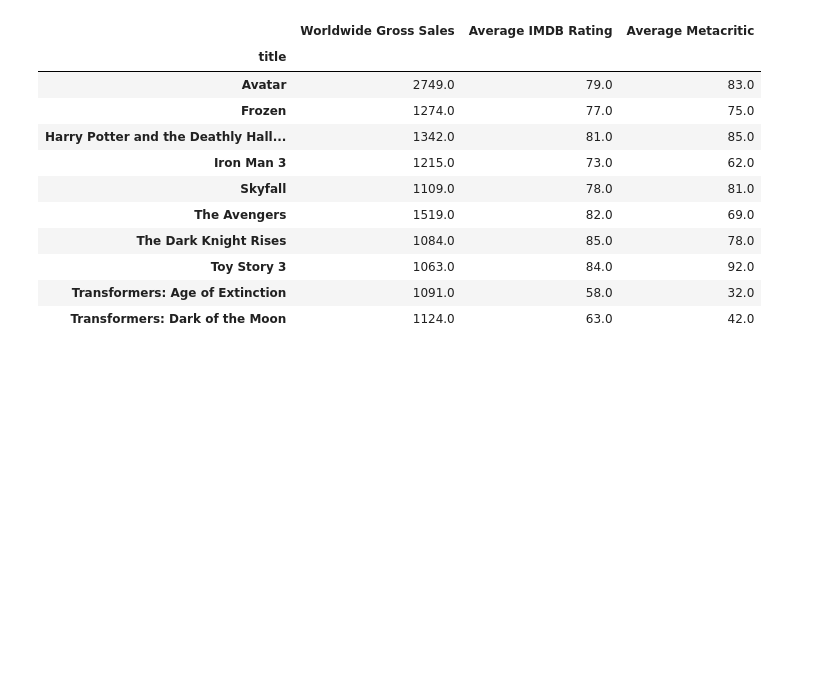
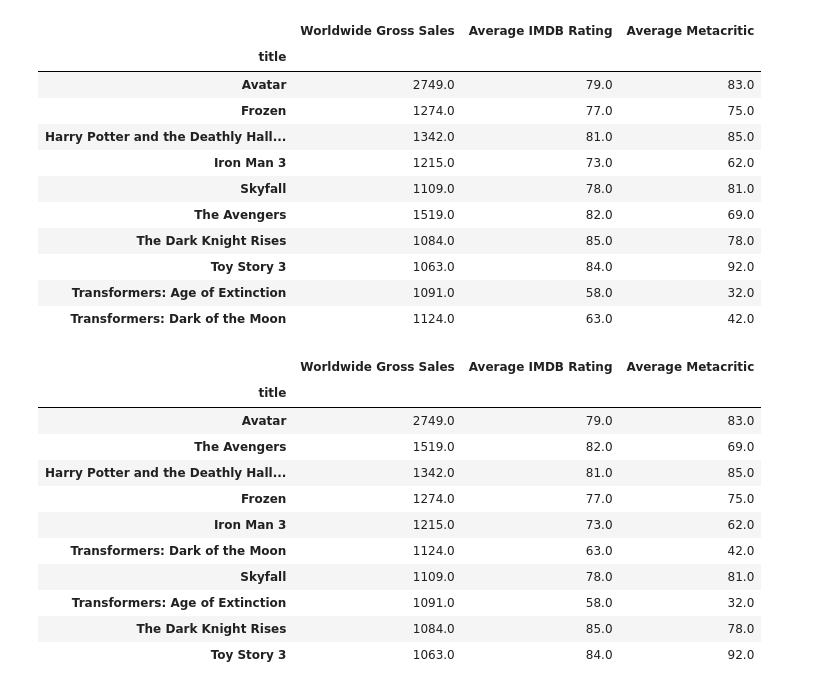
Before and after one commit to marbwhist/first-project, a Jupyter notebook: Movies GL.ipynb, the cells around one changed output. Saved outputs shown, nothing was run; the diff lists cells and outputs as text; code cells hidden in the pictures; blank space fills up the shorter version.

```diff
--- a/Movies GL.ipynb
+++ b/Movies GL.ipynb
@@ -251,6 +249,23 @@ top_title_stats
 | Toy Story 3 | 1063.0 | 84.0 | 92.0 |
 | Transformers: Age of Extinction | 1091.0 | 58.0 | 32.0 |
 | Transformers: Dark of the Moon | 1124.0 | 63.0 | 42.0 |
+# %%
+sort_titles = top_title_stats.sort_values(by=["Worldwide Gross Sales"], ascending=False)
+
+sort_titles
+# %% [output]
+|  | Worldwide Gross Sales | Average IMDB Rating | Average Metacritic |
+| title |  |  |  |
+| Avatar | 2749.0 | 79.0 | 83.0 |
+| The Avengers | 1519.0 | 82.0 | 69.0 |
+| Harry Potter and the Deathly Hall... | 1342.0 | 81.0 | 85.0 |
+| Frozen | 1274.0 | 77.0 | 75.0 |
+| Iron Man 3 | 1215.0 | 73.0 | 62.0 |
+| Transformers: Dark of the Moon | 1124.0 | 63.0 | 42.0 |
+| Skyfall | 1109.0 | 78.0 | 81.0 |
+| Transformers: Age of Extinction | 1091.0 | 58.0 | 32.0 |
+| The Dark Knight Rises | 1084.0 | 85.0 | 78.0 |
+| Toy Story 3 | 1063.0 | 84.0 | 92.0 |
 # %%
 # bar chart for average gross sales by title
 
```
Also changed, not shown: parts of 4 cells of this notebook.
